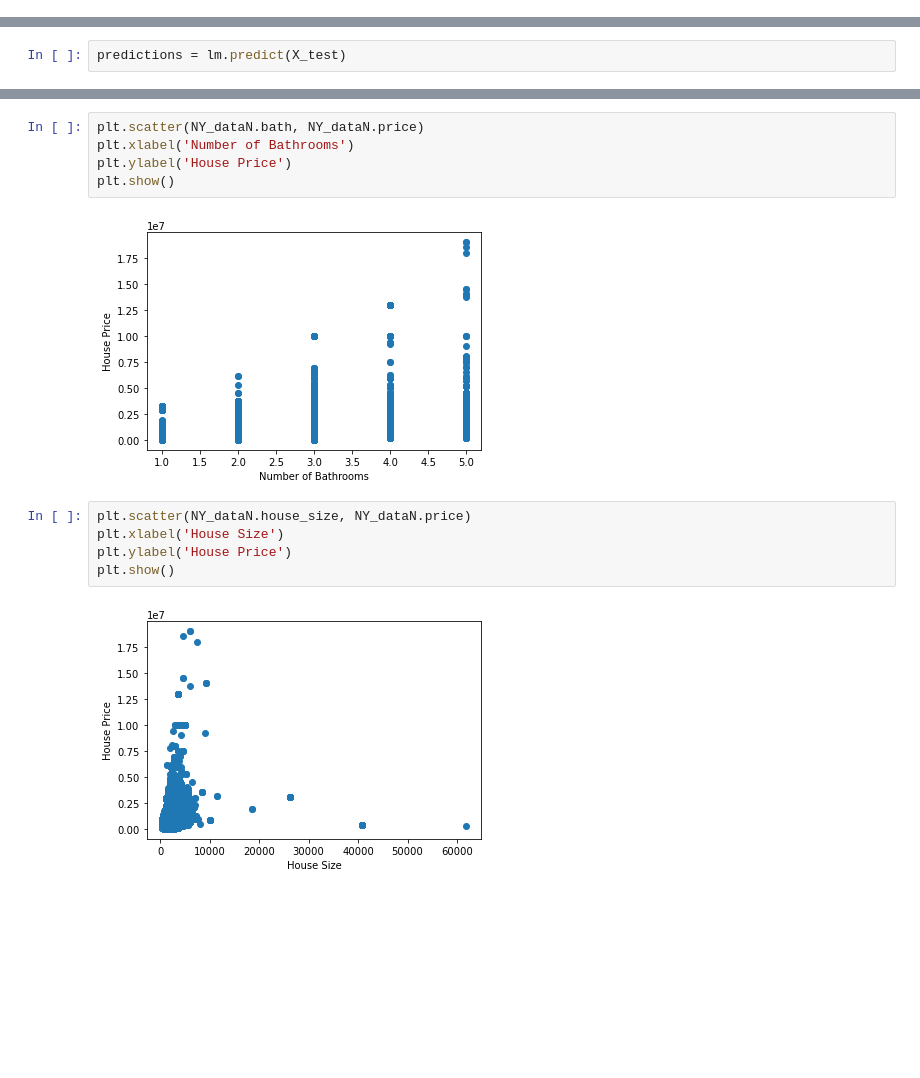
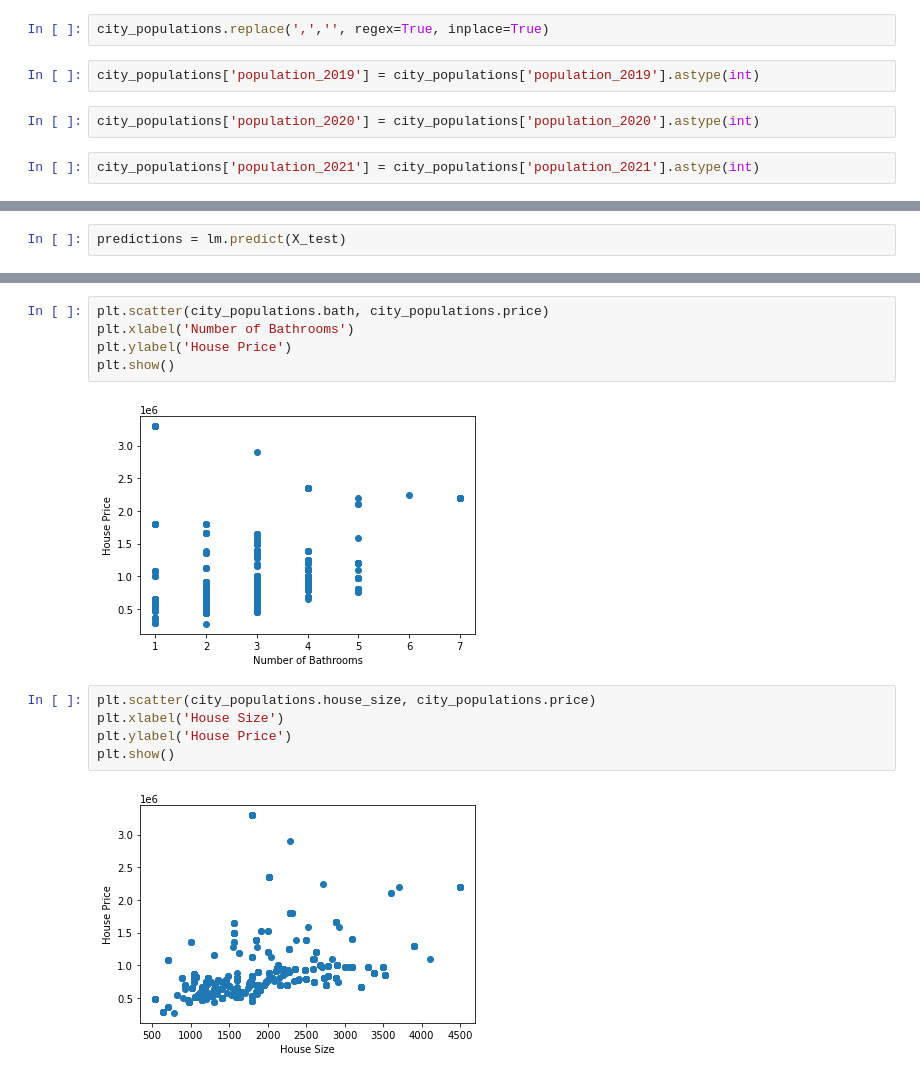
Before and after one commit to saradandrew/final_project, a Jupyter notebook: NewYorkHousing.ipynb, the cells around one changed output, grey strips where cells are left out. Cells and saved outputs as stored; diff of their text form; blank space fills up the shorter version.

```diff
--- a/NewYorkHousing.ipynb
+++ b/NewYorkHousing.ipynb
@@ -74,0 +77,8 @@ NY_data7
+# %%
+city_populations.replace(',','', regex=True, inplace=True)
+# %%
+city_populations['population_2019'] = city_populations['population_2019'].astype(int)
+# %%
+city_populations['population_2020'] = city_populations['population_2020'].astype(int)
+# %%
+city_populations['population_2021'] = city_populations['population_2021'].astype(int)
@@ -135,15 +191,15 @@ plt.show()
 # %%
-plt.scatter(NY_dataN.bath, NY_dataN.price)
+plt.scatter(city_populations.bath, city_populations.price)
 plt.xlabel('Number of Bathrooms')
 plt.ylabel('House Price')
 plt.show()
 # %% [output]
-[figure, old version]
+[figure, new version]
 # %%
-plt.scatter(NY_dataN.house_size, NY_dataN.price)
+plt.scatter(city_populations.house_size, city_populations.price)
 plt.xlabel('House Size')
 plt.ylabel('House Price')
 plt.show()
 # %% [output]
-[figure, old version]
+[figure, new version]
 # %%
```
Also changed, not shown: parts of 49 cells of this notebook, 1 other file.
